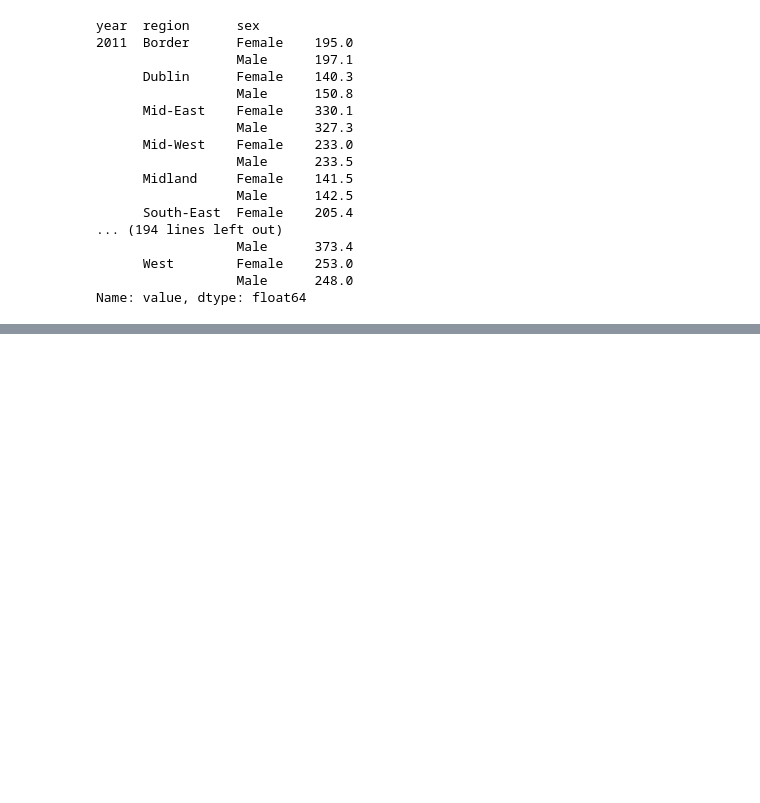
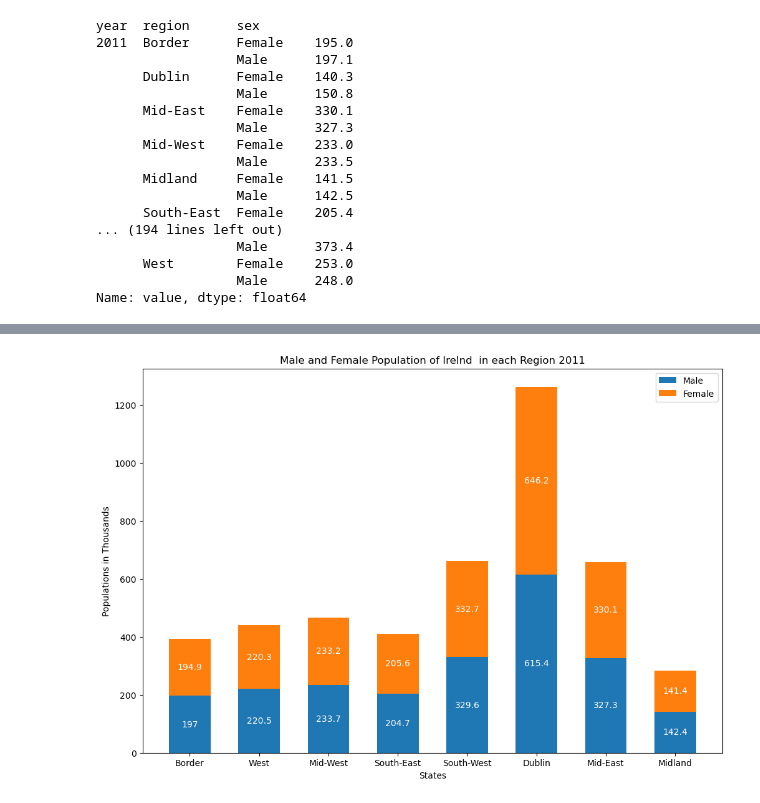
Before and after one commit to shyamghan17/Assignments, a Jupyter notebook: CA1.ipynb, the cells around one changed output, grey strips where cells are left out. Cells and saved outputs as stored; diff of their text form; code cells hidden in the pictures; blank space fills up the shorter version.

Commit message:
Task: male and female trends in all state is visualized

```diff
--- a/CA1.ipynb
+++ b/CA1.ipynb
@@ -677,0 +697,5 @@ NameError: name 'total' is not defined
+# %%
+# Call method get_male_female_stack_bar() from class MaleFemalePopulationAnalysis
+male_female_pop_bar_2011.get_male_female_stack_bar()
+# %% [output]
+[figure, added]
```
Also changed, not shown: parts of 8 cells of this notebook, 1 other file.
